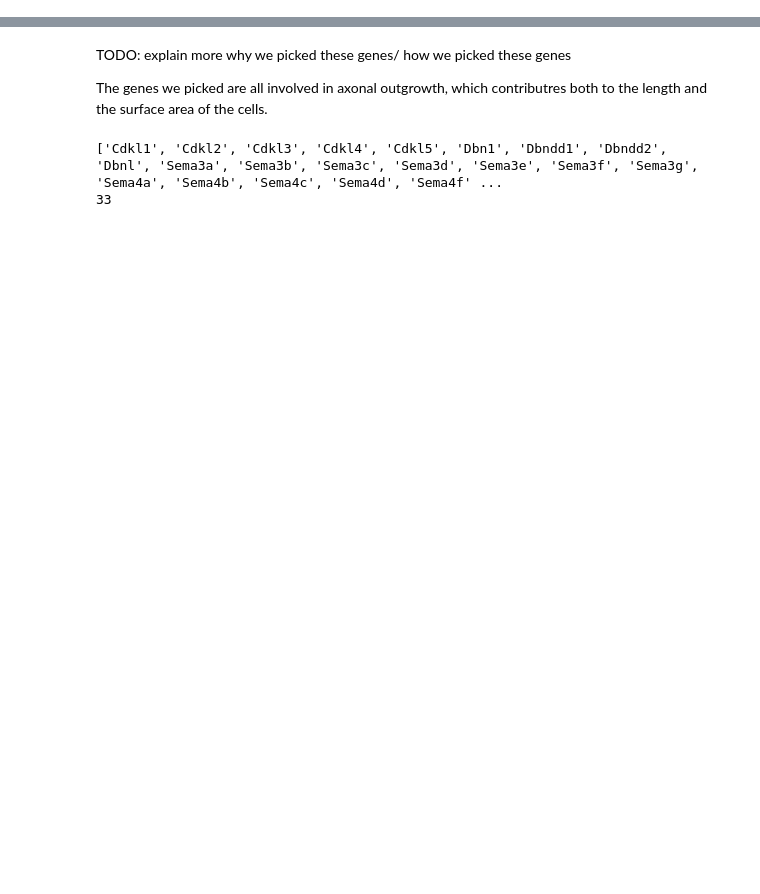
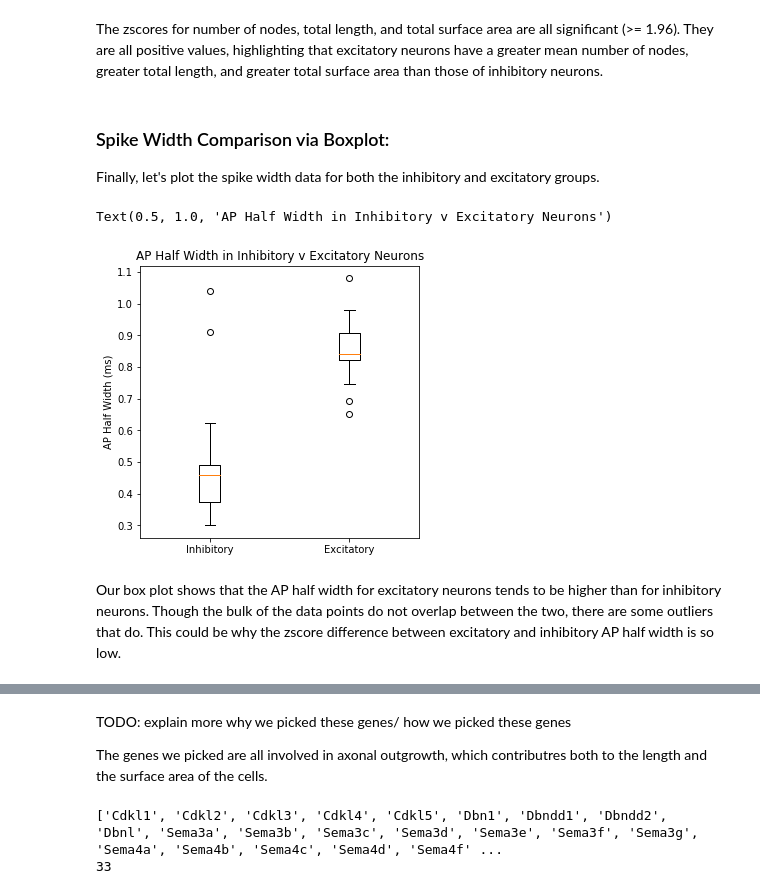
Before and after one commit to bijoudej/BIPN162_FinalProject, a Jupyter notebook: Final_Project_Master.ipynb, the cells around one changed output, grey strips where cells are left out. Saved outputs shown, nothing was run; the diff lists cells and outputs as text; code cells hidden in the pictures; blank space fills up the shorter version.

```diff
--- a/Final_Project_Master.ipynb
+++ b/Final_Project_Master.ipynb
@@ -1,3 +569,25 @@
+# %% [markdown]
+The zscores for number of nodes, total length, and total surface area are all significant (>= 1.96). They are all positive values, highlighting that excitatory neurons have a greater mean number of nodes, greater total length, and greater total surface area than those of inhibitory neurons.
+# %% [markdown]
+### Spike Width Comparison via Boxplot:
+
+Finally, let's plot the spike width data for both the inhibitory and excitatory groups.
+# %%
+fig,ax = plt.subplots(figsize=(5,5))
+
+inhib_spike_width = inhib_ephys_df['spike_width']
+excit_spike_width = excit_ephys_df['spike_width']
+data = [inhib_spike_width, excit_spike_width]
+
+plt.boxplot(data)
+ax.set_xticklabels(['Inhibitory', 'Excitatory'])
+ax.set_ylabel('AP Half Width (ms)')
+ax.set_title("AP Half Width in Inhibitory v Excitatory Neurons")
+# %% [output]
+Text(0.5, 1.0, 'AP Half Width in Inhibitory v Excitatory Neurons')
+[figure, added]
+# %% [markdown]
+Our box plot shows that the AP half width for excitatory neurons tends to be higher than for inhibitory neurons. Though the bulk of the data points do not overlap between the two, there are some outliers that do. This could be why the zscore difference between excitatory and inhibitory AP half width is so low.
 # %%
 # import all packages needed to
 import pandas as pd
```
Also changed, not shown: parts of 77 cells of this notebook.
